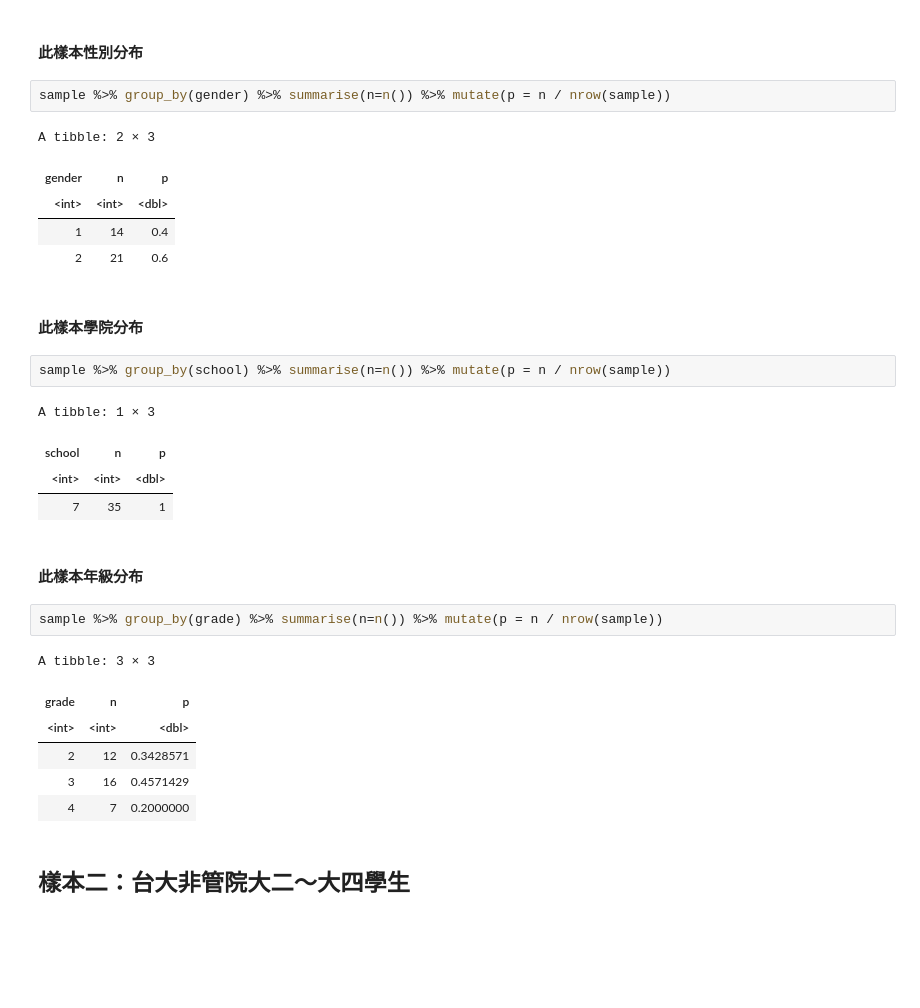
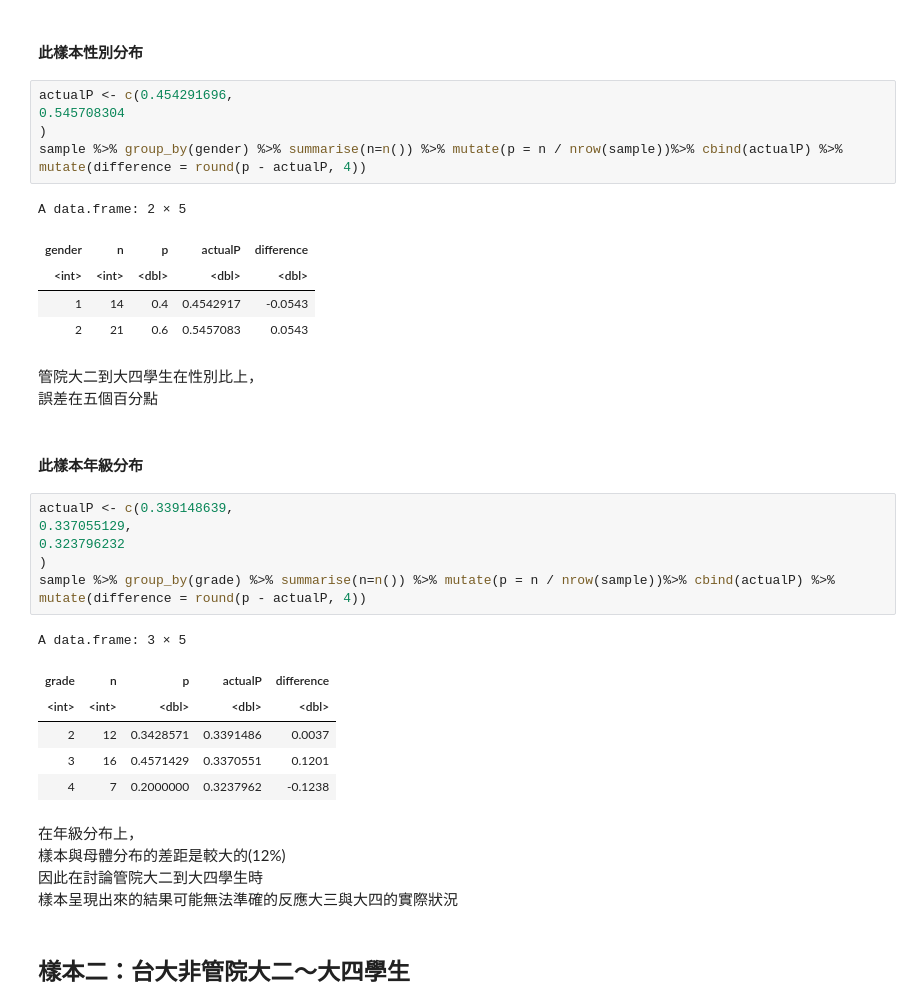
Before and after one commit to J-HowHuang/Elite-Project, a Jupyter notebook: ipynb/樣本檢驗.ipynb, the cells around one changed output. Cells and saved outputs as stored; diff of their text form; blank space fills up the shorter version.

```diff
--- a/ipynb/樣本檢驗.ipynb
+++ b/ipynb/樣本檢驗.ipynb
@@ -72,33 +97,39 @@ sample <- data %>% filter(school == 7)
 # %% [markdown]
 #### 此樣本性別分布
 # %%
-sample %>% group_by(gender) %>% summarise(n=n()) %>% mutate(p = n / nrow(sample))
+actualP <- c(0.454291696,
+0.545708304
+)
+sample %>% group_by(gender) %>% summarise(n=n()) %>% mutate(p = n / nrow(sample))%>% cbind(actualP) %>% mutate(difference = round(p - actualP, 4))
 # %% [output]
-A tibble: 2 × 3
+A data.frame: 2 × 5
-| gender | n | p |
-| <int> | <int> | <dbl> |
-| 1 | 14 | 0.4 |
-| 2 | 21 | 0.6 |
+| gender | n | p | actualP | difference |
+| <int> | <int> | <dbl> | <dbl> | <dbl> |
+| 1 | 14 | 0.4 | 0.4542917 | -0.0543 |
+| 2 | 21 | 0.6 | 0.5457083 | 0.0543 |
-# %% [markdown]
-#### 此樣本學院分布
-# %%
-sample %>% group_by(school) %>% summarise(n=n()) %>% mutate(p = n / nrow(sample))
-# %% [output]
-A tibble: 1 × 3
-| school | n | p |
-| <int> | <int> | <dbl> |
-| 7 | 35 | 1 |
+# %% [markdown]
+管院大二到大四學生在性別比上，<br/>
+誤差在五個百分點
 # %% [markdown]
 #### 此樣本年級分布
 # %%
-sample %>% group_by(grade) %>% summarise(n=n()) %>% mutate(p = n / nrow(sample))
+actualP <- c(0.339148639,
+0.337055129,
+0.323796232
+)
+sample %>% group_by(grade) %>% summarise(n=n()) %>% mutate(p = n / nrow(sample))%>% cbind(actualP) %>% mutate(difference = round(p - actualP, 4))
 # %% [output]
-A tibble: 3 × 3
+A data.frame: 3 × 5
-| grade | n | p |
-| <int> | <int> | <dbl> |
-| 2 | 12 | 0.3428571 |
-| 3 | 16 | 0.4571429 |
-| 4 | 7 | 0.2000000 |
+| grade | n | p | actualP | difference |
+| <int> | <int> | <dbl> | <dbl> | <dbl> |
+| 2 | 12 | 0.3428571 | 0.3391486 | 0.0037 |
+| 3 | 16 | 0.4571429 | 0.3370551 | 0.1201 |
+| 4 | 7 | 0.2000000 | 0.3237962 | -0.1238 |
+# %% [markdown]
+在年級分布上，<br/>
+樣本與母體分布的差距是較大的(12%)<br/>
+因此在討論管院大二到大四學生時<br/>
+樣本呈現出來的結果可能無法準確的反應大三與大四的實際狀況
 # %% [markdown]
 ## 樣本二：台大非管院大二～大四學生
 # %%
```
Also changed, not shown: parts of 50 cells of this notebook, 25 other files.
